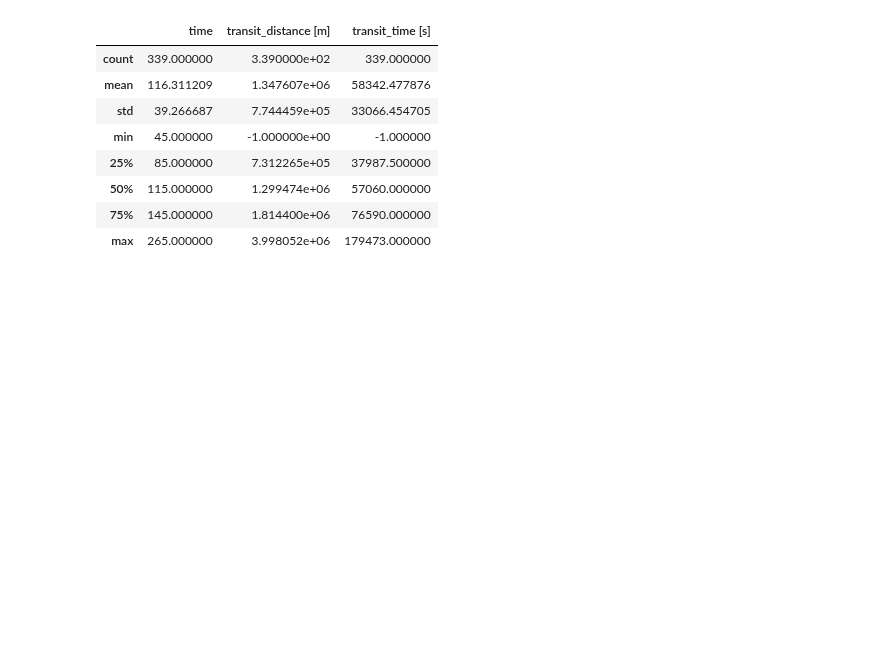
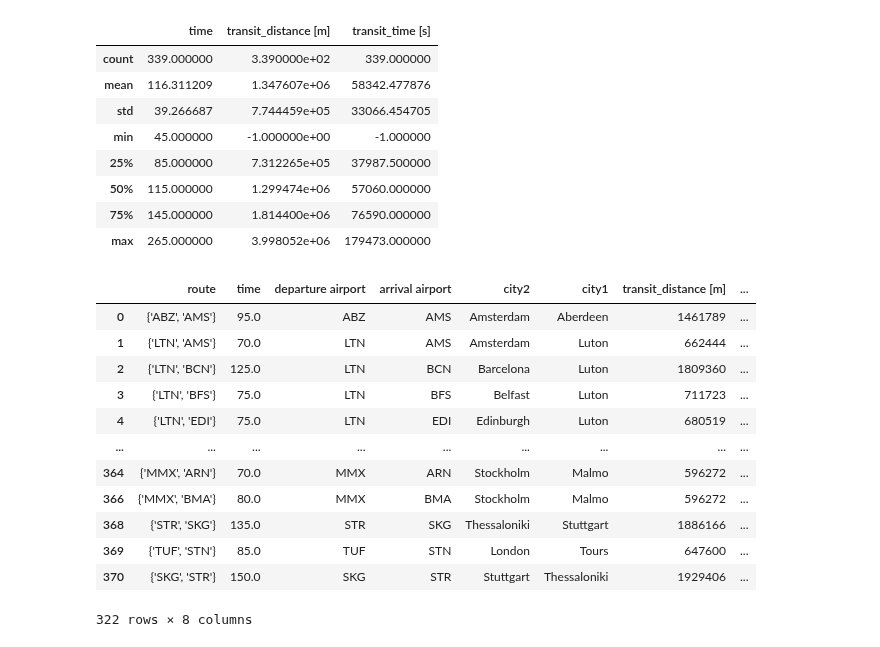
Before and after one commit to RabDou44/DOPP_group18, a Jupyter notebook: first_try_analysis.ipynb, the cells around one changed output. Cells and saved outputs as stored; diff of their text form; code cells hidden in the pictures; blank space fills up the shorter version.

```diff
--- a/first_try_analysis.ipynb
+++ b/first_try_analysis.ipynb
@@ -81,5 +81,20 @@ cleaned_data.describe()
 # %%
 filtered_data = cleaned_data[cleaned_data['transit_distance [m]'] != -1]
 cleaned_df = filtered_data[filtered_data['transit_time [s]'] != -1]
 cleaned_df
 cleaned_df.to_csv('datasets/merged_df.csv')
+cleaned_df
+# %% [output]
+|  | route | time | departure airport | arrival airport | city2 | city1 | transit_distance [m] | ... |
+| 0 | {'ABZ', 'AMS'} | 95.0 | ABZ | AMS | Amsterdam | Aberdeen | 1461789 | ... |
+| 1 | {'LTN', 'AMS'} | 70.0 | LTN | AMS | Amsterdam | Luton | 662444 | ... |
+| 2 | {'LTN', 'BCN'} | 125.0 | LTN | BCN | Barcelona | Luton | 1809360 | ... |
+| 3 | {'LTN', 'BFS'} | 75.0 | LTN | BFS | Belfast | Luton | 711723 | ... |
+| 4 | {'LTN', 'EDI'} | 75.0 | LTN | EDI | Edinburgh | Luton | 680519 | ... |
+| ... | ... | ... | ... | ... | ... | ... | ... | ... |
+| 364 | {'MMX', 'ARN'} | 70.0 | MMX | ARN | Stockholm | Malmo | 596272 | ... |
+| 366 | {'MMX', 'BMA'} | 80.0 | MMX | BMA | Stockholm | Malmo | 596272 | ... |
+| 368 | {'STR', 'SKG'} | 135.0 | STR | SKG | Thessaloniki | Stuttgart | 1886166 | ... |
+| 369 | {'TUF', 'STN'} | 85.0 | TUF | STN | London | Tours | 647600 | ... |
+| 370 | {'SKG', 'STR'} | 150.0 | SKG | STR | Stuttgart | Thessaloniki | 1929406 | ... |
+322 rows × 8 columns
```
Also changed, not shown: parts of 6 cells of this notebook, 1 other file.
